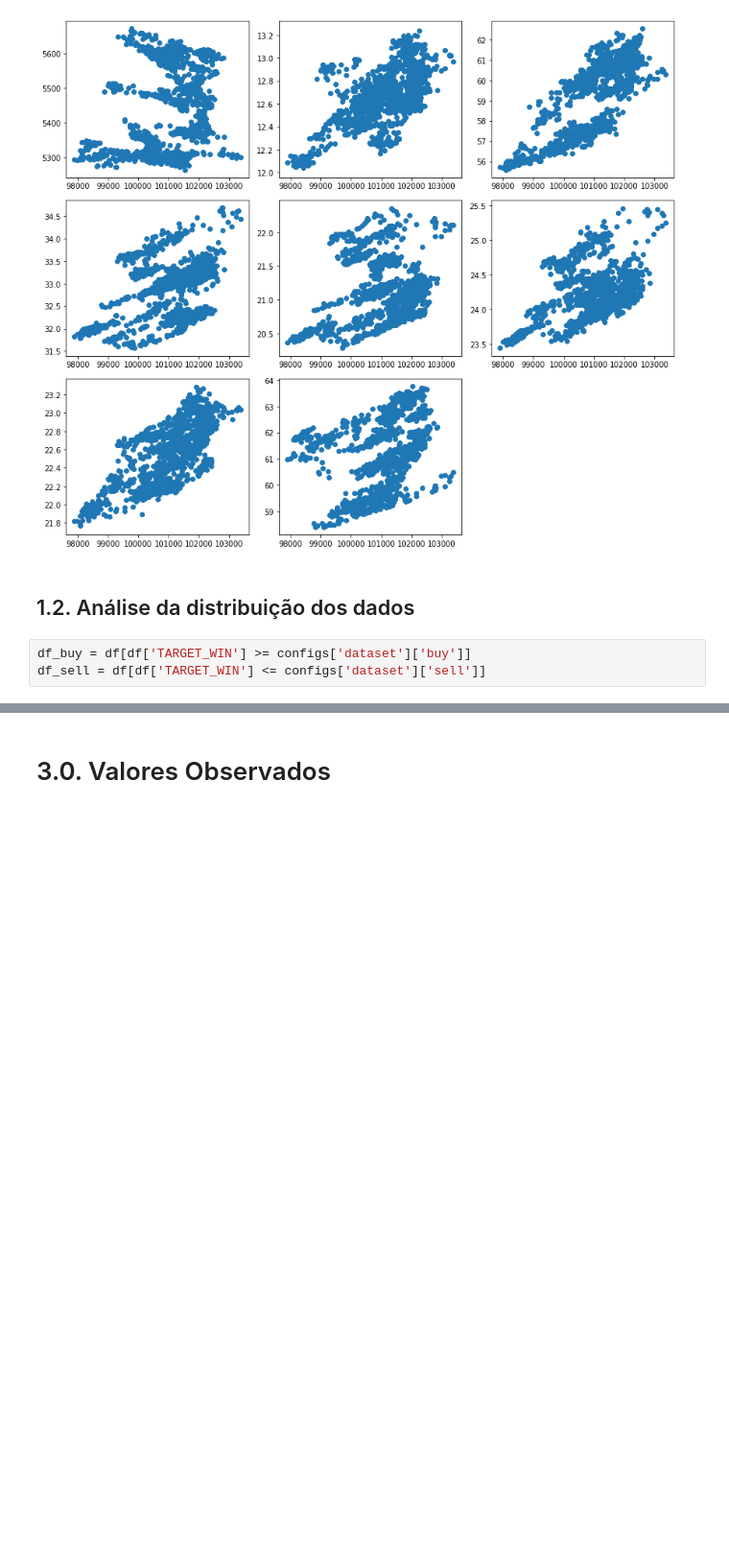
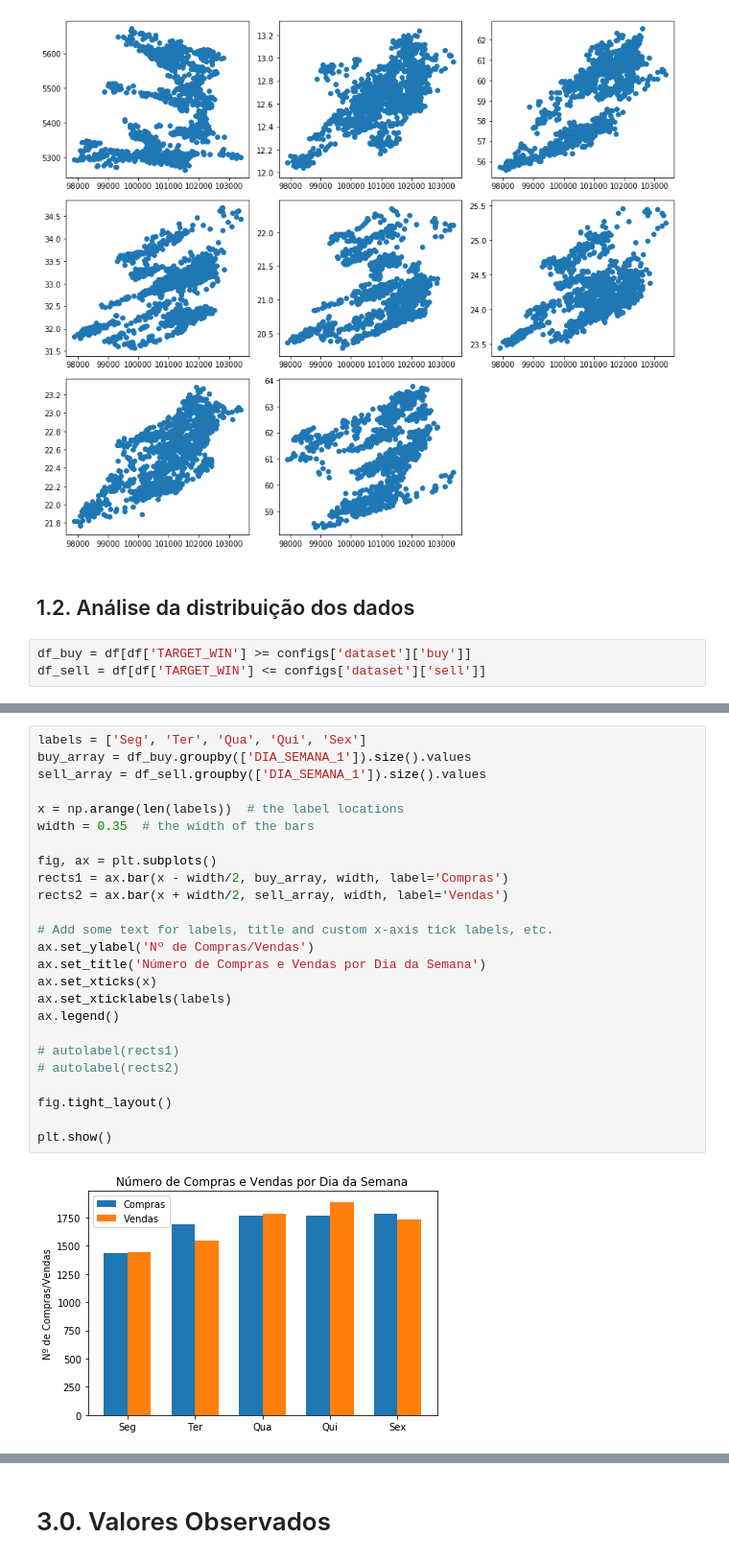
Before and after one commit to audelianoli/stock_market_predition_w_blue_chips, a Jupyter notebook: eda.ipynb, the cells around one changed output, grey strips where cells are left out. Shown at 96% size. Drawn from its saved outputs; the diff is of its cells as text; blank space fills up the shorter version.

```diff
--- a/eda.ipynb
+++ b/eda.ipynb
@@ -264 +292,28 @@ df_sell = df[df['TARGET_WIN'] <= configs['dataset']['sell']]
+# %%
+labels = ['Seg', 'Ter', 'Qua', 'Qui', 'Sex']
+buy_array = df_buy.groupby(['DIA_SEMANA_1']).size().values
+sell_array = df_sell.groupby(['DIA_SEMANA_1']).size().values
+
+x = np.arange(len(labels))  # the label locations
+width = 0.35  # the width of the bars
+
+fig, ax = plt.subplots()
+rects1 = ax.bar(x - width/2, buy_array, width, label='Compras')
+rects2 = ax.bar(x + width/2, sell_array, width, label='Vendas')
+
+# Add some text for labels, title and custom x-axis tick labels, etc.
+ax.set_ylabel('Nº de Compras/Vendas')
+ax.set_title('Número de Compras e Vendas por Dia da Semana')
+ax.set_xticks(x)
+ax.set_xticklabels(labels)
+ax.legend()
+
+# autolabel(rects1)
+# autolabel(rects2)
+
+fig.tight_layout()
+
+plt.show()
+# %% [output]
+[figure, added]
 # %%
```
Also changed, not shown: parts of 14 cells of this notebook, 5 other files.
